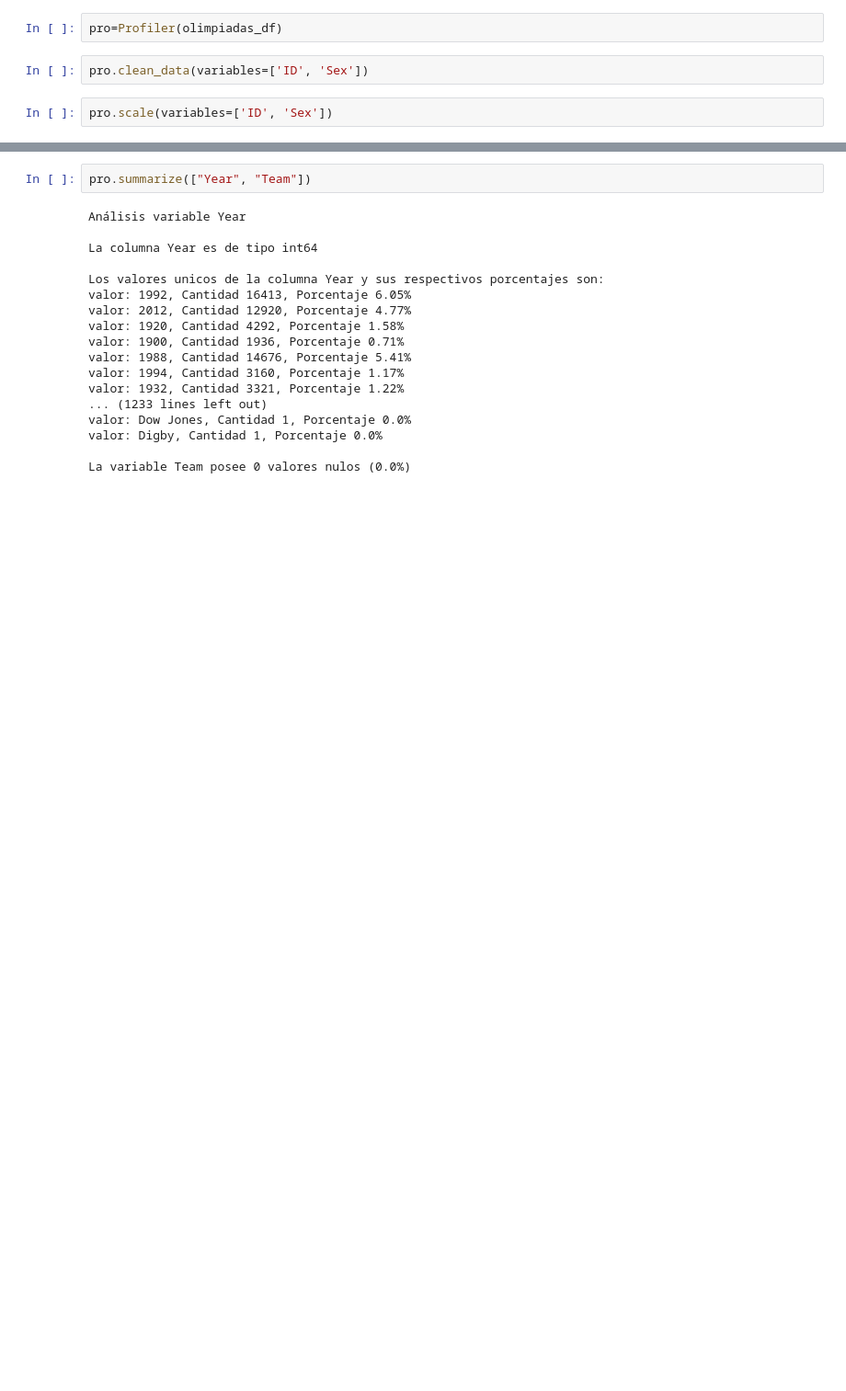
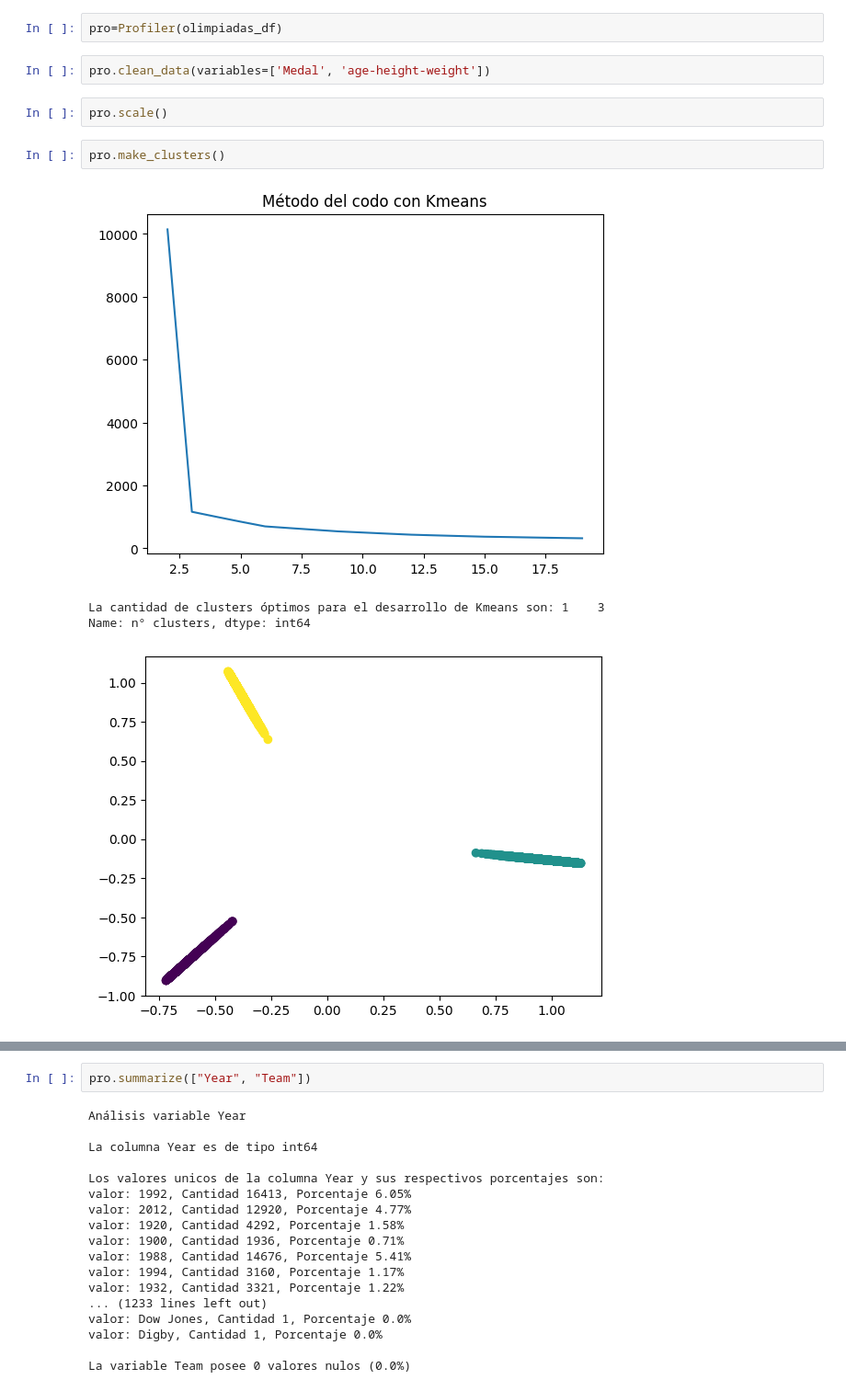
Before and after one commit to Zerzer0/MDS7202, a Jupyter notebook: Proyectos/Proyecto_1/Proyecto_enunciado.ipynb, the cells around one changed output, grey strips where cells are left out. Shown at 92% size. Saved outputs shown, nothing was run; the diff lists cells and outputs as text; blank space fills up the shorter version.

```diff
--- a/Proyectos/Proyecto_1/Proyecto_enunciado.ipynb
+++ b/Proyectos/Proyecto_1/Proyecto_enunciado.ipynb
@@ -911,6 +965,13 @@ class Profiler():
 # %%
 pro=Profiler(olimpiadas_df)
 # %%
-pro.clean_data(variables=['ID', 'Sex'])
+pro.clean_data(variables=['Medal', 'age-height-weight'])
 # %%
-pro.scale(variables=['ID', 'Sex'])
+pro.scale()
+# %%
+pro.make_clusters()
+# %% [output]
+[figure, added]
+La cantidad de clusters óptimos para el desarrollo de Kmeans son: 1    3
+Name: n° clusters, dtype: int64
+[figure, added]
```
Also changed, not shown: parts of 4 cells of this notebook, 8 other files.
